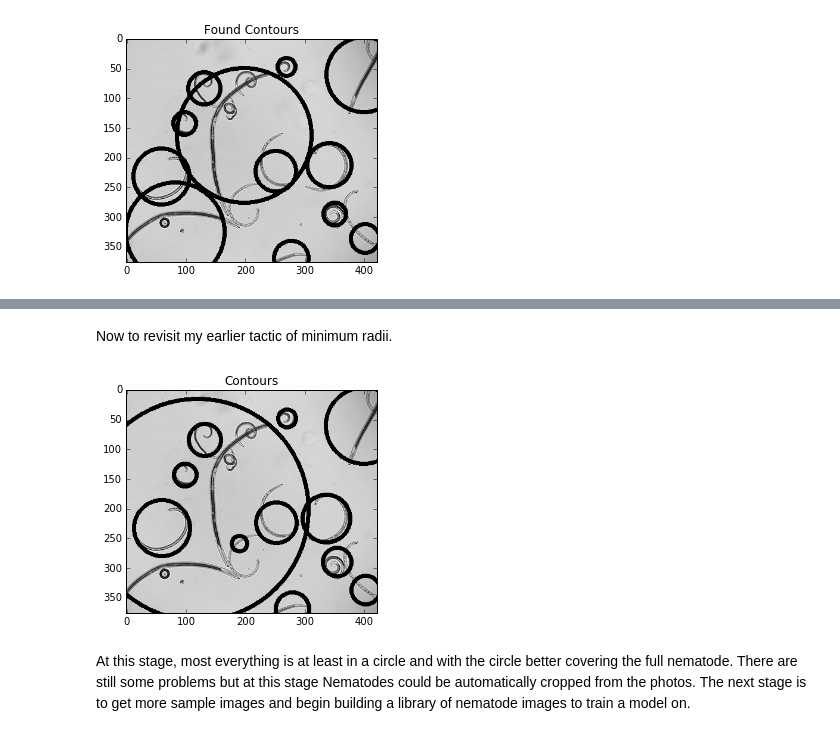
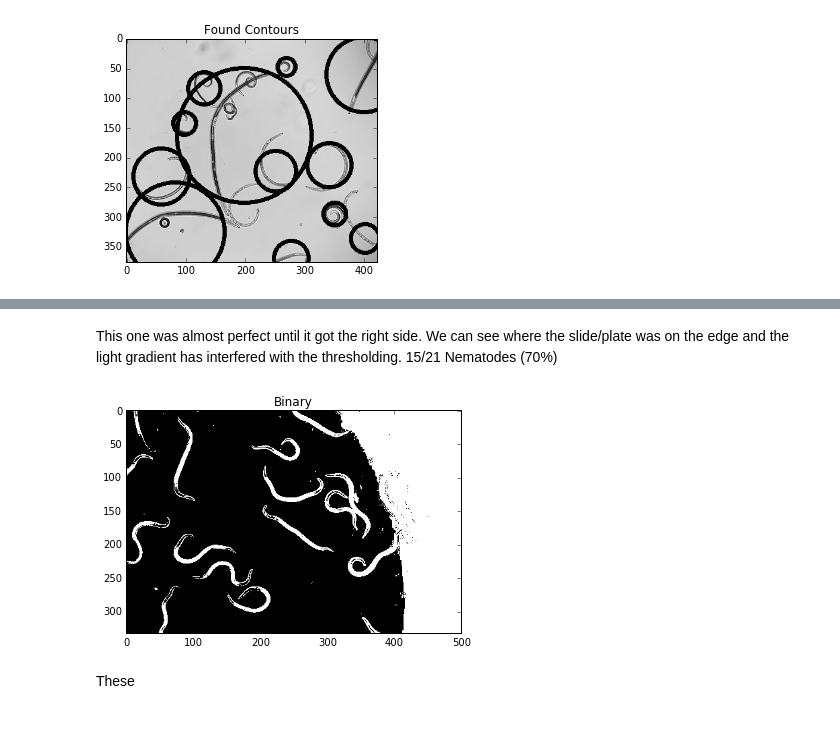
Before and after one commit to lehassell/nematode, a Jupyter notebook: nematode.ipynb, the cells around one changed output, grey strips where cells are left out. Cells and saved outputs as stored; diff of their text form; code cells hidden in the pictures.

```diff
--- a/nematode.ipynb
+++ b/nematode.ipynb
@@ -150,18 +116,13 @@ plt.show()
-# %% [markdown]
-Now to revisit my earlier tactic of minimum radii.
-# %%
-for cnt4 in contours_closed:
-        (x, y), radius = cv2.minEnclosingCircle(cnt4)
-        center = (int(x), int(y))
-        radius = int(radius)
-        if radius > 12:
-            circle_image_4 = cv2.circle(img_4, center, radius, (0, 255, 0), 5)
-
-plt.imshow(circle_image_4, cmap=cm.Greys_r)
-plt.title('Contours')
-plt.show()
-# %% [output]
-[figure, removed]
-# %% [markdown]
-At this stage, most everything is at least in a circle and with the circle better covering the full nematode.  There are still some problems but at this stage Nematodes could be automatically cropped from the photos.
-The next stage is to get more sample images and begin building a library of nematode images to train a model on.
+# %% [markdown]
+This one was almost perfect until it got the right side.  We can see where the slide/plate was on the edge and the light gradient has interfered with the thresholding.  15/21 Nematodes (70%)
+# %%
+filename_binary = '/Users/lehassell/PycharmProjects/nematode/binary_nem4.jpg'
+demo_binary = cv2.imread(filename_binary, 0)
+
+plt.imshow(demo_binary, cmap=cm.Greys_r)
+plt.title('Binary')
+plt.show()
+# %% [output]
+[figure, added]
+# %% [markdown]
+These
```
Also changed, not shown: parts of 13 cells of this notebook.
